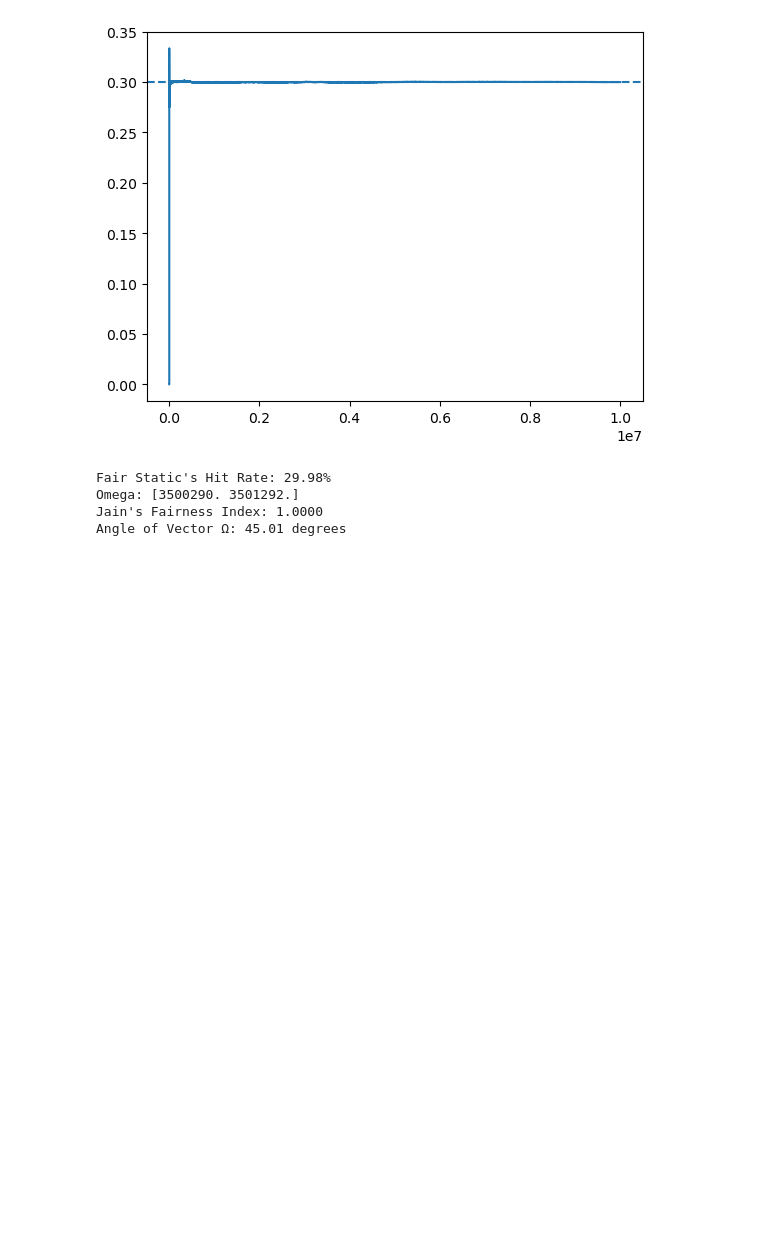
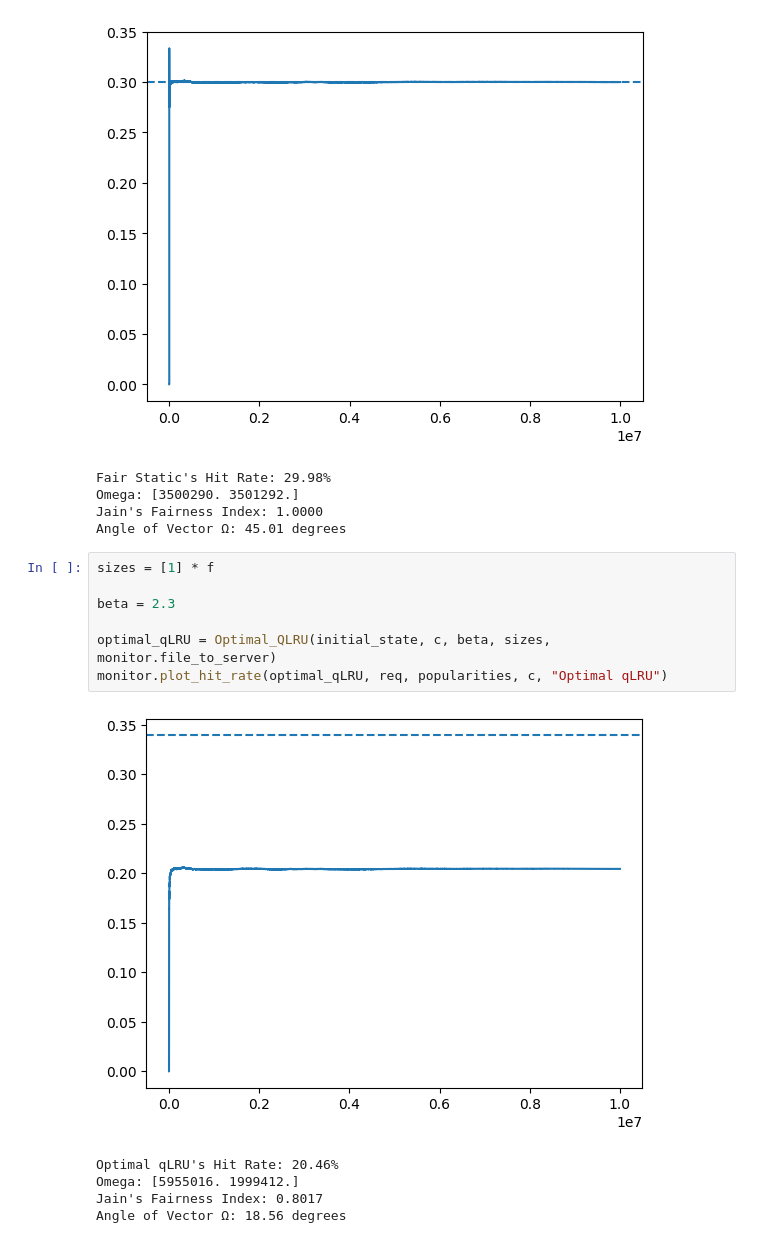
Before and after one commit to GiuliaMarcelaS/Caching_RL, a Jupyter notebook: RL_caching/notebook.ipynb, the cells around one changed output. Saved outputs shown, nothing was run; the diff lists cells and outputs as text; blank space fills up the shorter version.

Commit message:
optimal qlru atualizado

```diff
--- a/RL_caching/notebook.ipynb
+++ b/RL_caching/notebook.ipynb
@@ -115,3 +129,16 @@ Fair Static's Hit Rate: 29.98%
 Omega: [3500290. 3501292.]
 Jain's Fairness Index: 1.0000
 Angle of Vector Ω: 45.01 degrees
+# %%
+sizes = [1] * f
+
+beta = 2.3
+
+optimal_qLRU = Optimal_QLRU(initial_state, c, beta, sizes, monitor.file_to_server)
+monitor.plot_hit_rate(optimal_qLRU, req, popularities, c, "Optimal qLRU")
+# %% [output]
+[figure, added]
+Optimal qLRU's Hit Rate: 20.46%
+Omega: [5955016. 1999412.]
+Jain's Fairness Index: 0.8017
+Angle of Vector Ω: 18.56 degrees
```
Also changed, not shown: parts of 7 cells of this notebook, 4 other files.
